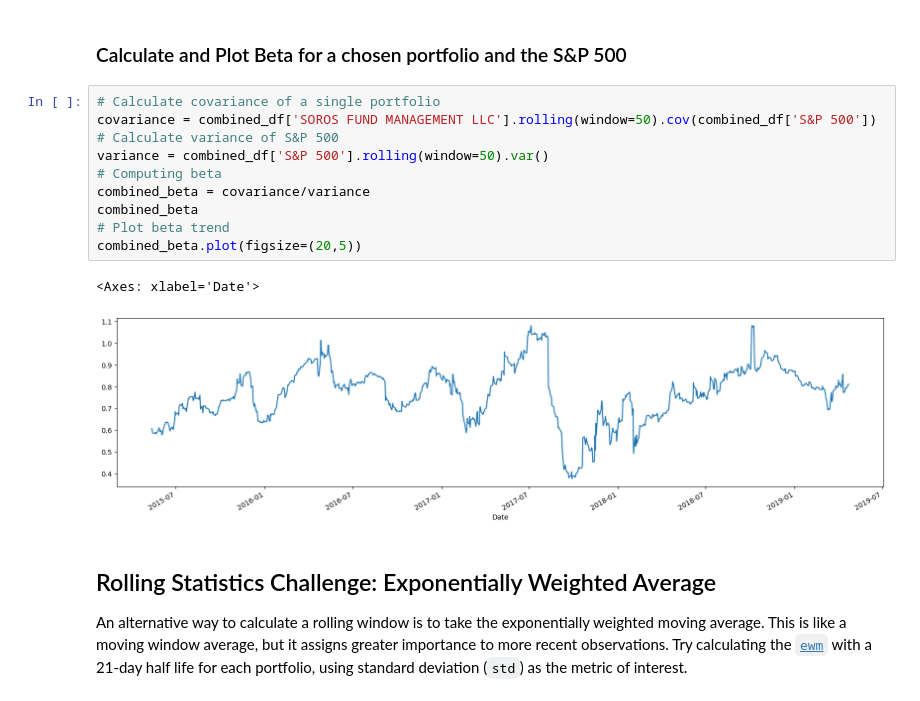
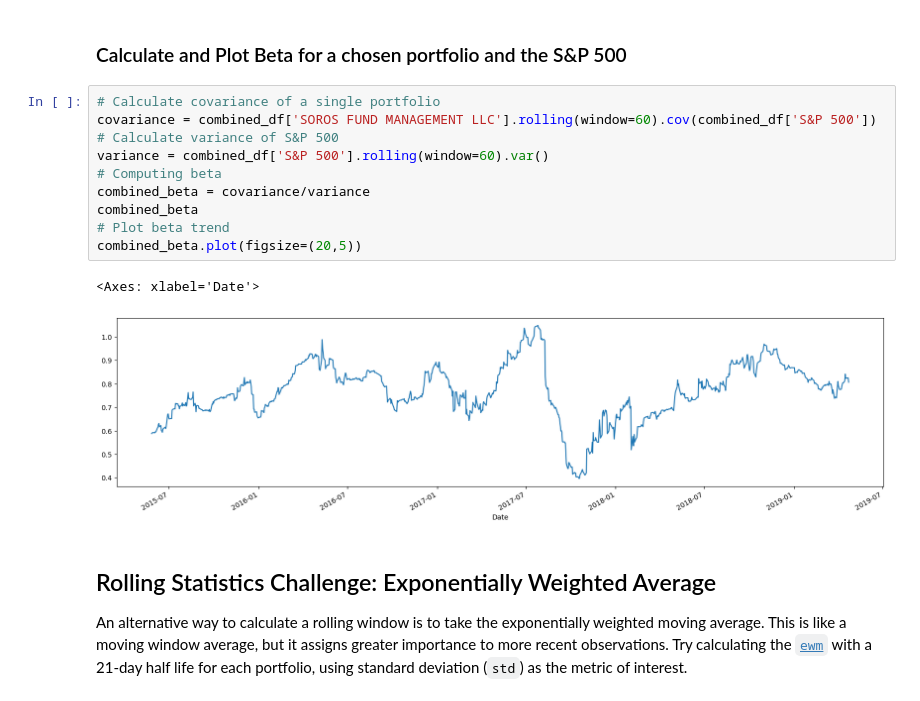
Before and after one commit to AnvithaChaluvadi/Module4Challenge, a Jupyter notebook: whale_analysis.ipynb, the cells around one changed output. Drawn from its saved outputs; the diff is of its cells as text.

```diff
--- a/whale_analysis.ipynb
+++ b/whale_analysis.ipynb
@@ -335,17 +335,17 @@ sns.heatmap(correlation, vmin=-1,vmax=1)
 ### Calculate and Plot Beta for a chosen portfolio and the S&P 500
 # %%
 # Calculate covariance of a single portfolio
-covariance = combined_df['SOROS FUND MANAGEMENT LLC'].rolling(window=50).cov(combined_df['S&P 500'])
+covariance = combined_df['SOROS FUND MANAGEMENT LLC'].rolling(window=60).cov(combined_df['S&P 500'])
 # Calculate variance of S&P 500
-variance = combined_df['S&P 500'].rolling(window=50).var()
+variance = combined_df['S&P 500'].rolling(window=60).var()
 # Computing beta
 combined_beta = covariance/variance
 combined_beta
 # Plot beta trend
 combined_beta.plot(figsize=(20,5))
 # %% [output]
 <Axes: xlabel='Date'>
-[figure, old version]
+[figure, new version]
 # %% [markdown]
 ## Rolling Statistics Challenge: Exponentially Weighted Average
 
```
Also changed, not shown: parts of 7 cells of this notebook.
